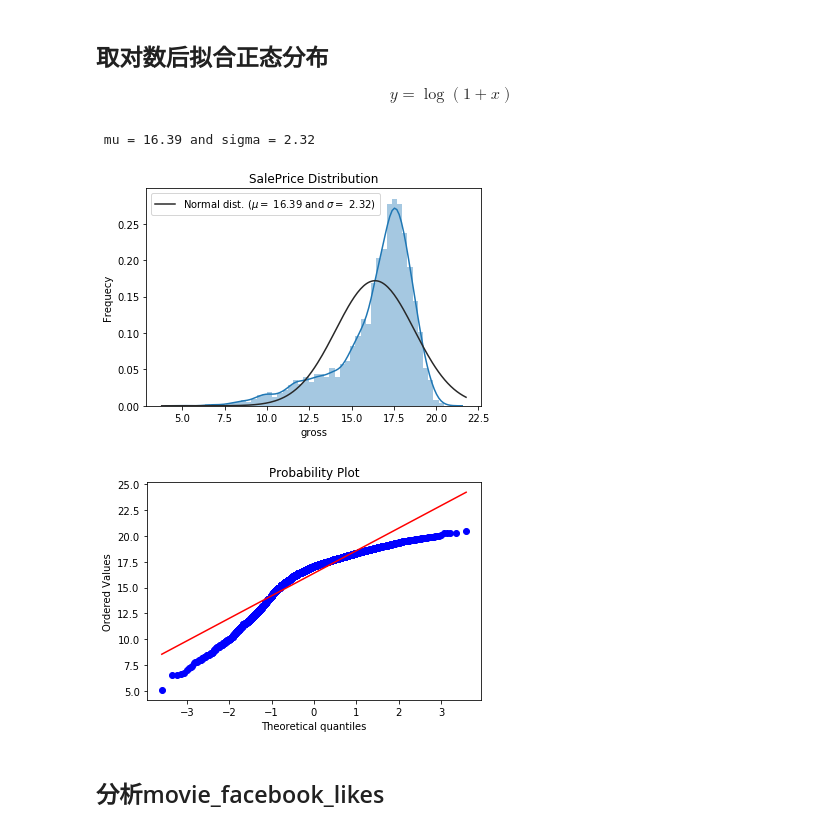
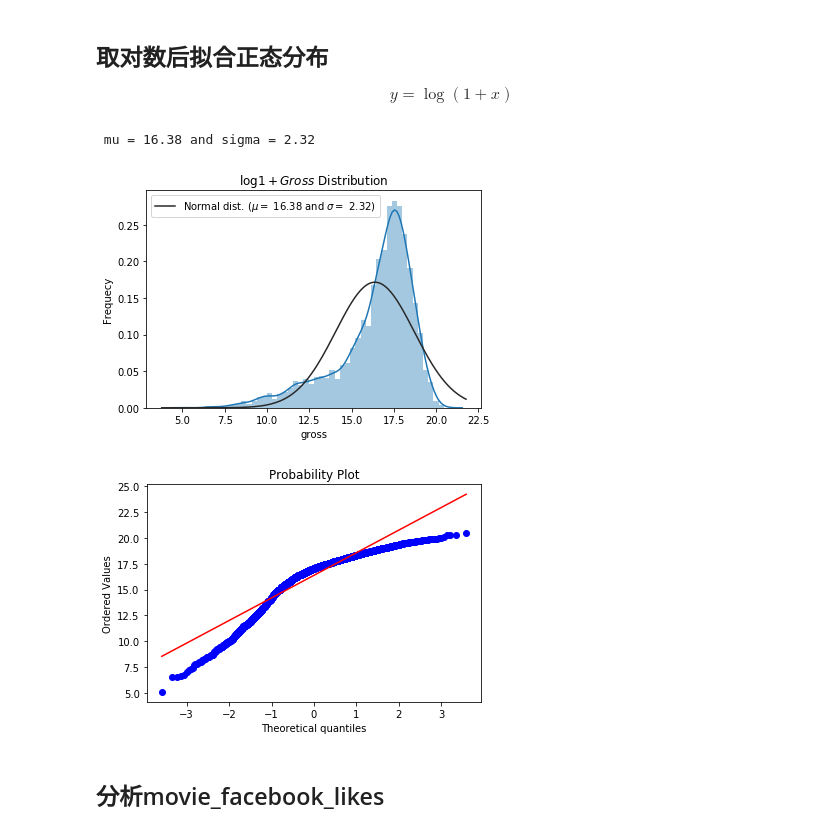
Before and after one commit to yuyi-7/Design-for-course, a Jupyter notebook: movie/movie.ipynb, the cells around one changed output. Cells and saved outputs as stored; diff of their text form; code cells hidden in the pictures.

```diff
--- a/movie/movie.ipynb
+++ b/movie/movie.ipynb
@@ -558,24 +655,24 @@ $$ y = \log(1+x) $$
 # %%
 # d = data_['gross'].apply(lambda x:np.log10(1+x))
 d = data_['gross'].apply(lambda x:np.log1p(x))
 # d = data_['gross'].apply(lambda x:np.sqrt(x))
 sns.distplot(d,fit=norm)
 
 #find fitted parameters
 (mu, sigma) = norm.fit(d)
 print('\n mu = {:.2f} and sigma = {:.2f}\n'.format(mu, sigma))
 
 
 plt.legend(['Normal dist. ($\mu=$ {:.2f} and $\sigma=$ {:.2f})'.format(mu, sigma)],loc='best')
 plt.ylabel('Frequecy')
-plt.title('SalePrice Distribution')
+plt.title('$ \log{1+Gross} $ Distribution')
 #plot QQimages(Samplt Quantiles and Theoretical Quantiles)
 fig = plt.figure()
 res = stats.probplot(d,plot=plt)
 plt.show()
 # %% [output]
- mu = 16.39 and sigma = 2.32
+ mu = 16.38 and sigma = 2.32
-[figure, old version]
+[figure, new version]
 [figure]
 # %% [markdown]
 ## 分析movie_facebook_likes
```
Also changed, not shown: parts of 56 cells of this notebook.
